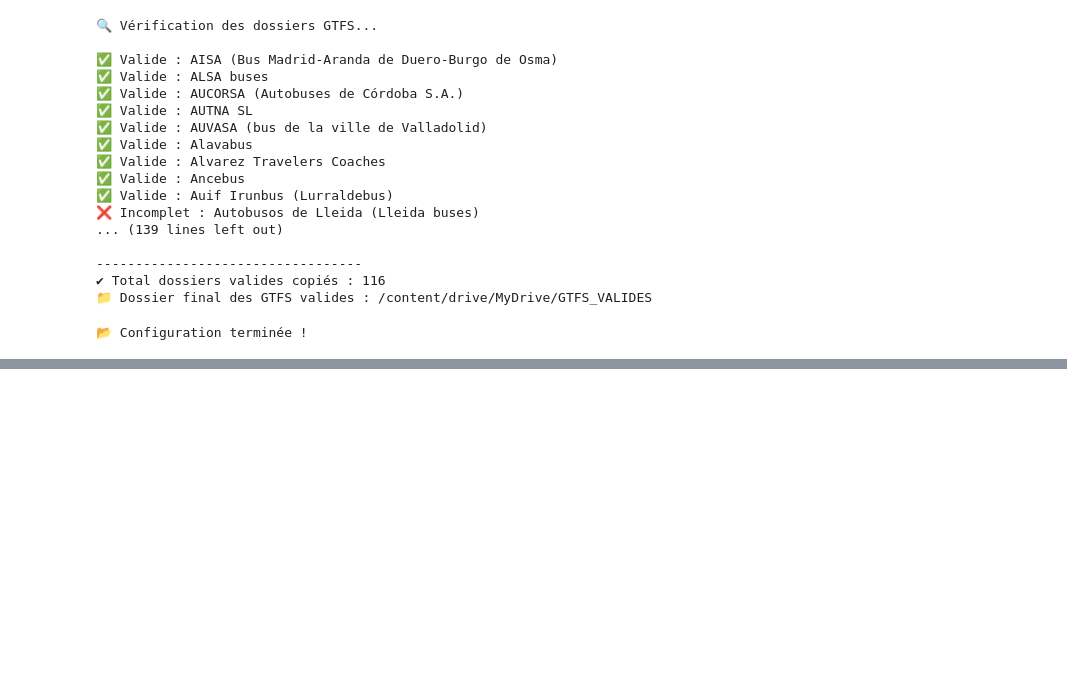
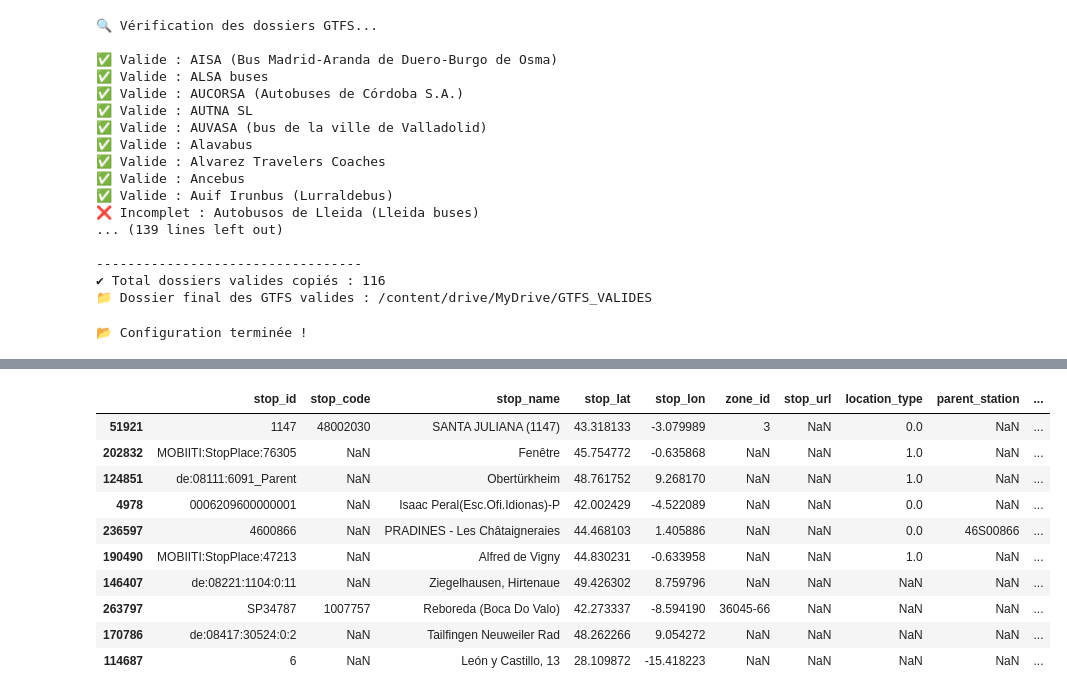
Before and after one commit to 12halima/Transport_Recommander, a Jupyter notebook: notebooks/01_load_gtfs.ipynb, the cells around one changed output, grey strips where cells are left out. Saved outputs shown, nothing was run; the diff lists cells and outputs as text; code cells hidden in the pictures; blank space fills up the shorter version.

```diff
--- a/notebooks/01_load_gtfs.ipynb
+++ b/notebooks/01_load_gtfs.ipynb
@@ -1456,0 +591,42 @@ The end **Halima**  mazal madert duplicate f calendar !!!!!!!
+# %%
+import os
+import pandas as pd
+
+# Dossier principal contenant les sous-dossiers
+GTFS_CLEAN = "/content/drive/MyDrive/GTFS_CLEAN"  # mettre ton chemin exact
+
+all_stops = []  # liste pour stocker tous les df stops.txt
+
+# Parcourir les sous-dossiers
+for subfolder in sorted(os.listdir(GTFS_CLEAN)):
+    folder_path = os.path.join(GTFS_CLEAN, subfolder)
+
+    # Vérifier que c'est bien un dossier
+    if not os.path.isdir(folder_path):
+        continue
+
+    stops_path = os.path.join(folder_path, "stops.txt")
+
+    # Vérifier que le fichier stops.txt existe
+    if os.path.exists(stops_path):
+        try:
+            df = pd.read_csv(stops_path, encoding="utf-8", on_bad_lines="skip")
+
+            # Ajouter la colonne pour savoir d'où vient la ligne
+            df["source_folder"] = subfolder
+
+            # Ajouter le dataframe à la liste
+            all_stops.append(df)
+
+            print(f"📥 stops.txt chargé depuis : {subfolder} ({len(df)} lignes)")
+        except Exception as e:
+            print(f"⚠️ Erreur lecture dans {subfolder}: {e}")
+    else:
+        print(f"❌ Aucun stops.txt dans : {subfolder}")
+
+# Combiner tous les dataframes en un seul si nécessaire
+if all_stops:
+    stops_df = pd.concat(all_stops, ignore_index=True)
+    print(f"\n✅ stops.txt combinés : {len(stops_df)} lignes au total")
+else:
+    print("\n❌ Aucun stops.txt trouvé dans tous les sous-dossiers")
@@ -1456,0 +651,14 @@ The end **Halima**  mazal madert duplicate f calendar !!!!!!!
+# %%
+stops_df.sample(10)
+# %% [output]
+|  | stop_id | stop_code | stop_name | stop_lat | stop_lon | zone_id | stop_url | location_type | parent_station | ... |
+| 51921 | 1147 | 48002030 | SANTA JULIANA (1147) | 43.318133 | -3.079989 | 3 | NaN | 0.0 | NaN | ... |
+| 202832 | MOBIITI:StopPlace:76305 | NaN | Fenêtre | 45.754772 | -0.635868 | NaN | NaN | 1.0 | NaN | ... |
+| 124851 | de:08111:6091_Parent | NaN | Obertürkheim | 48.761752 | 9.268170 | NaN | NaN | 1.0 | NaN | ... |
+| 4978 | 0006209600000001 | NaN | Isaac Peral(Esc.Ofi.Idionas)-P | 42.002429 | -4.522089 | NaN | NaN | 0.0 | NaN | ... |
+| 236597 | 4600866 | NaN | PRADINES - Les Châtaigneraies | 44.468103 | 1.405886 | NaN | NaN | 0.0 | 46S00866 | ... |
+| 190490 | MOBIITI:StopPlace:47213 | NaN | Alfred de Vigny | 44.830231 | -0.633958 | NaN | NaN | 1.0 | NaN | ... |
+| 146407 | de:08221:1104:0:11 | NaN | Ziegelhausen, Hirtenaue | 49.426302 | 8.759796 | NaN | NaN | NaN | NaN | ... |
+| 263797 | SP34787 | 1007757 | Reboreda (Boca Do Valo) | 42.273337 | -8.594190 | 36045-66 | NaN | NaN | NaN | ... |
+| 170786 | de:08417:30524:0:2 | NaN | Tailfingen Neuweiler Rad | 48.262266 | 9.054272 | NaN | NaN | NaN | NaN | ... |
+| 114687 | 6 | NaN | León y Castillo, 13 | 28.109872 | -15.418223 | NaN | NaN | NaN | NaN | ... |
```
Also changed, not shown: parts of 64 cells of this notebook.
